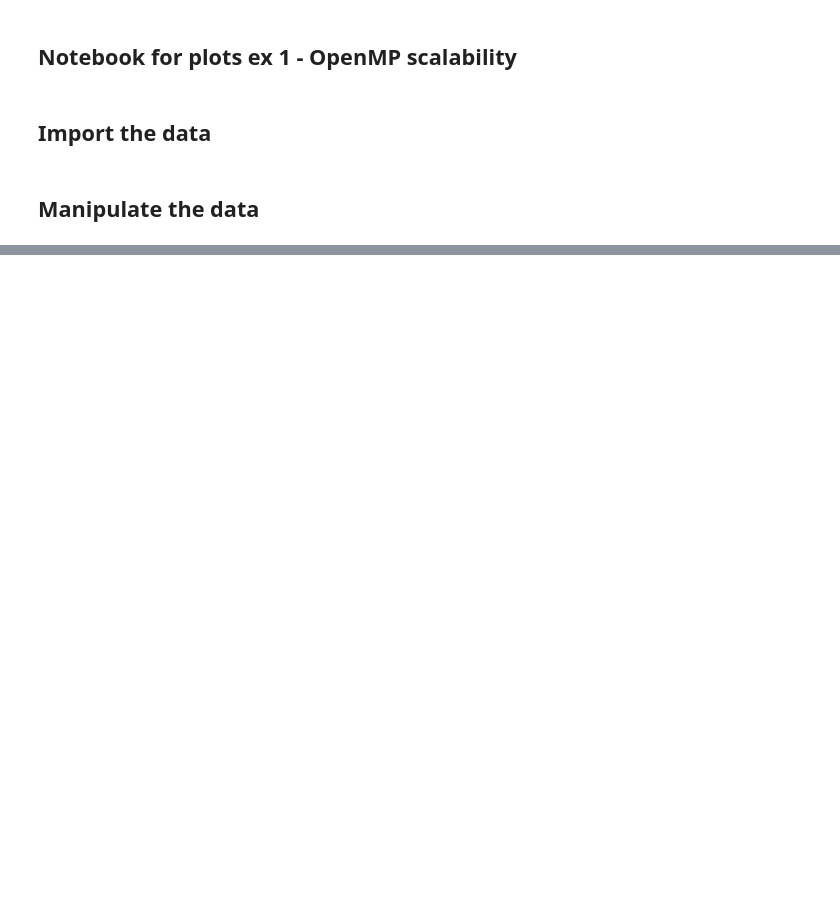
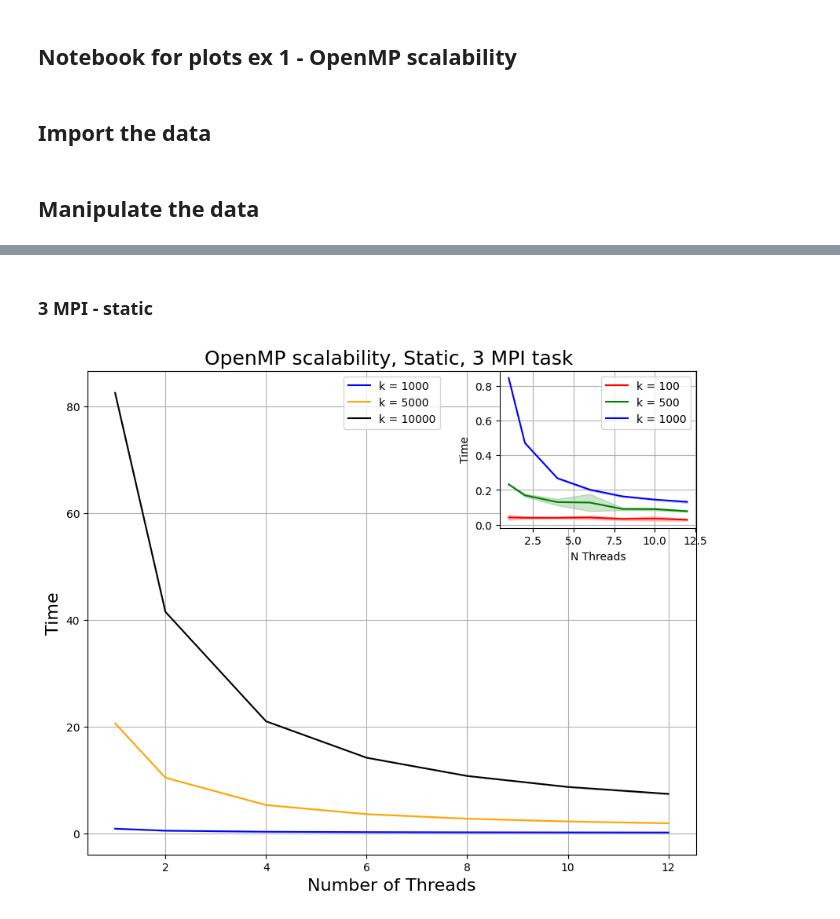
Before and after one commit to paolodr98/Final-assigments-FHPC-course-2022-2023, a Jupyter notebook: exercise1/data/open_mp/analize_open_mp.ipynb, the cells around one changed output, grey strips where cells are left out. Drawn from its saved outputs; the diff is of its cells as text; code cells hidden in the pictures; blank space fills up the shorter version.

```diff
--- a/exercise1/data/open_mp/analize_open_mp.ipynb
+++ b/exercise1/data/open_mp/analize_open_mp.ipynb
@@ -441,0 +261,50 @@ plt.show()
+# %% [markdown]
+### 3 MPI - static
+# %%
+
+fig = plt.figure(figsize=(10, 8))  # Set figure size (width=10, height=8)
+ax = fig.add_subplot(111)  # Create the main plot in the entire figure
+
+ax.plot(n_threads, THIN_static_3_means_ksize_1000, label = 'k = 1000', color = 'blue')
+ax.plot(n_threads, THIN_static_3_means_ksize_5000, label = 'k = 5000', color = 'orange')
+ax.plot(n_threads, THIN_static_3_means_ksize_10000, label = 'k = 10000', color = 'black')
+
+
+ax.fill_between(n_threads, THIN_static_3_means_ksize_1000 - THIN_static_3_std_ksize_1000, THIN_static_3_means_ksize_1000 - THIN_static_3_std_ksize_1000, alpha=0.2, color = 'blue')
+ax.fill_between(n_threads, THIN_static_3_means_ksize_5000 - THIN_static_3_std_ksize_5000, THIN_static_3_means_ksize_5000 - THIN_static_3_std_ksize_5000, alpha=0.2, color = 'orange')
+ax.fill_between(n_threads, THIN_static_3_means_ksize_10000 - THIN_static_3_std_ksize_10000, THIN_static_3_means_ksize_10000 - THIN_static_3_std_ksize_10000, alpha=0.2, color = 'black')
+
+ax.set_xlabel('Number of Threads', fontsize = 16)
+ax.set_ylabel('Time', fontsize = 16)
+ax.set_title('OpenMP scalability, Static, 3 MPI task ', fontsize = 18)
+
+ax.legend(loc='upper center')
+
+ax.grid()
+
+# Define the inset plot location and size
+# The arguments to 'inset_axes' are [left, bottom, width, height] as a fraction of the main plot
+inset_ax = fig.add_axes([0.65, 0.63, 0.25, 0.25])  # Positioning inset at upper-right corner
+
+# Create the inset plot
+inset_ax.plot(n_threads, THIN_static_3_means_ksize_100, label = 'k = 100', color = 'red')
+inset_ax.plot(n_threads, THIN_static_3_means_ksize_500, label = 'k = 500', color = 'green')
+inset_ax.plot(n_threads, THIN_static_3_means_ksize_1000, label = 'k = 1000', color = 'blue')
+
+inset_ax.fill_between(n_threads, THIN_static_3_means_ksize_100 - THIN_static_3_std_ksize_100, THIN_static_3_means_ksize_100 + THIN_static_3_std_ksize_100, alpha=0.2,  color = 'red')
+inset_ax.fill_between(n_threads, THIN_static_3_means_ksize_500 - THIN_static_3_std_ksize_500,  THIN_static_3_means_ksize_500 + THIN_static_3_std_ksize_500, alpha=0.2, color = 'green')
+inset_ax.fill_between(n_threads, THIN_static_3_means_ksize_1000 - THIN_static_3_std_ksize_1000, THIN_static_3_means_ksize_1000 - THIN_static_3_std_ksize_1000, alpha=0.2, color = 'blue')
+
+
+inset_ax.set_ylabel('Time')
+inset_ax.set_xlabel('N Threads')
+
+
+inset_ax.legend(fontsize=10)
+inset_ax.grid()
+
+# Show the plot with the inset
+
+plt.show()
+# %% [output]
+[figure, added]
```
Also changed, not shown: parts of 34 cells of this notebook, 3 other files.
